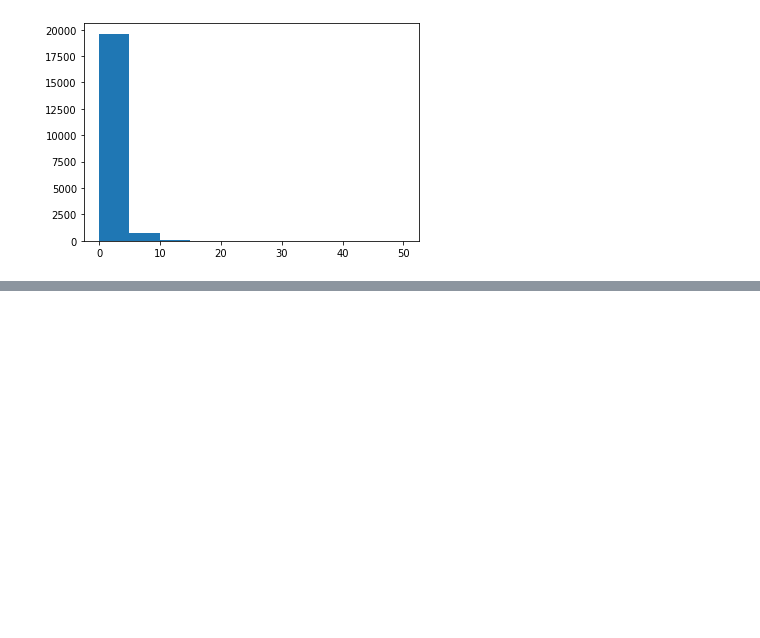
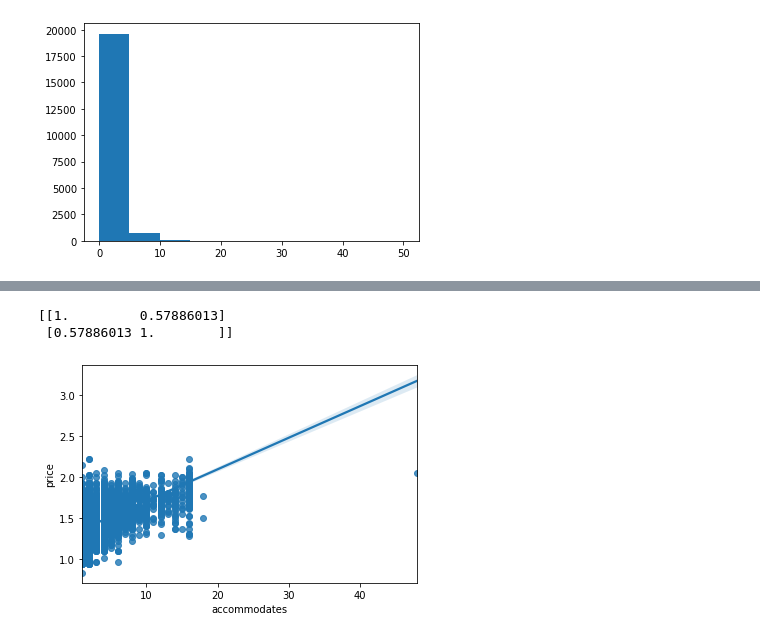
Before and after one commit to RyanXJu/Airbnb_Montreal, a Jupyter notebook: PricePrediction.ipynb, the cells around one changed output, grey strips where cells are left out. Saved outputs shown, nothing was run; the diff lists cells and outputs as text; code cells hidden in the pictures; blank space fills up the shorter version.

```diff
--- a/PricePrediction.ipynb
+++ b/PricePrediction.ipynb
@@ -70,6 +77,8 @@ df = listings_detail.loc[:, ["host_response_time",
                                "bedrooms",
                                "beds",
                                "bed_type",
+                             "number_of_reviews",
+                             "review_scores_rating",
                                "price"]]
 df.head(3)
 # %% [output]
@@ -214,0 +211,28 @@ plt.hist(df.beds.fillna(0))
+# %%
+# keep only binary features and numeric features
+
+# host_is_superhost         20383 non-null object
+# host_identity_verified    20383 non-null object
+# latitude                  20420 non-null float64
+# longitude                 20420 non-null float64
+# accommodates              20420 non-null int64
+# bathrooms                 20392 non-null float64
+# bedrooms                  20389 non-null float64
+# beds                      20328 non-null float64
+# number_of_reviews         20466 non-null int64
+# review_scores_rating      16139 non-null float64
+# price                     20420 non-null float64
+
+
+# remove samples with price > 1500$
+data = df.loc[:,["host_is_superhost",
+                 "host_identity_verified",
+                 "latitude",
+                 "longitude",
+                 "accommodates",
+                 "bathrooms",
+                 "bedrooms",
+                 "beds",
+                 "number_of_reviews",
+                 "review_scores_rating",
+                 "price"]]
@@ -214,0 +241,4 @@ plt.hist(df.beds.fillna(0))
+# %%
+data.fillna(0, inplace=True)
+data = data.replace("f", 0).replace("t", 1)
+data.head()
@@ -214,0 +254,6 @@ plt.hist(df.beds.fillna(0))
+# %%
+from sklearn.model_selection import train_test_split
+X_train, X_test, y_train, y_test = train_test_split(data.iloc[:,:-1],
+                                                    data.iloc[:,-1],
+                                                    test_size = 0.3,
+                                                    random_state = 100)
@@ -214,0 +272,8 @@ plt.hist(df.beds.fillna(0))
+# %%
+sns.regplot(x=X_train.accommodates,
+            y=np.log(np.log(y_train)),fit_reg=True)
+print (np.corrcoef(X_train.accommodates, np.log((y_train))))
+# %% [output]
+[[1.         0.57886013]
+ [0.57886013 1.        ]]
+[figure, added]
```
Also changed, not shown: parts of 18 cells of this notebook.
